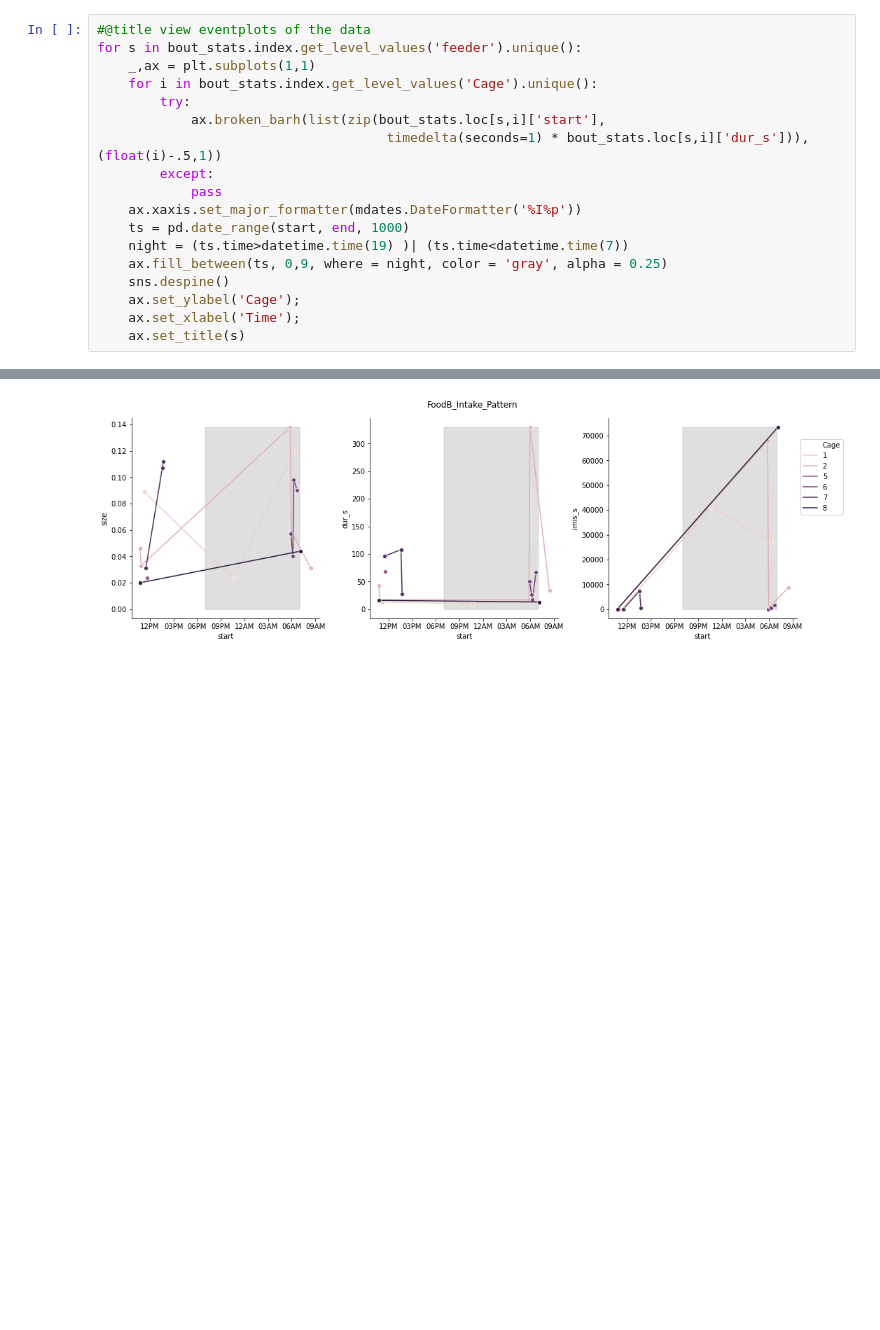
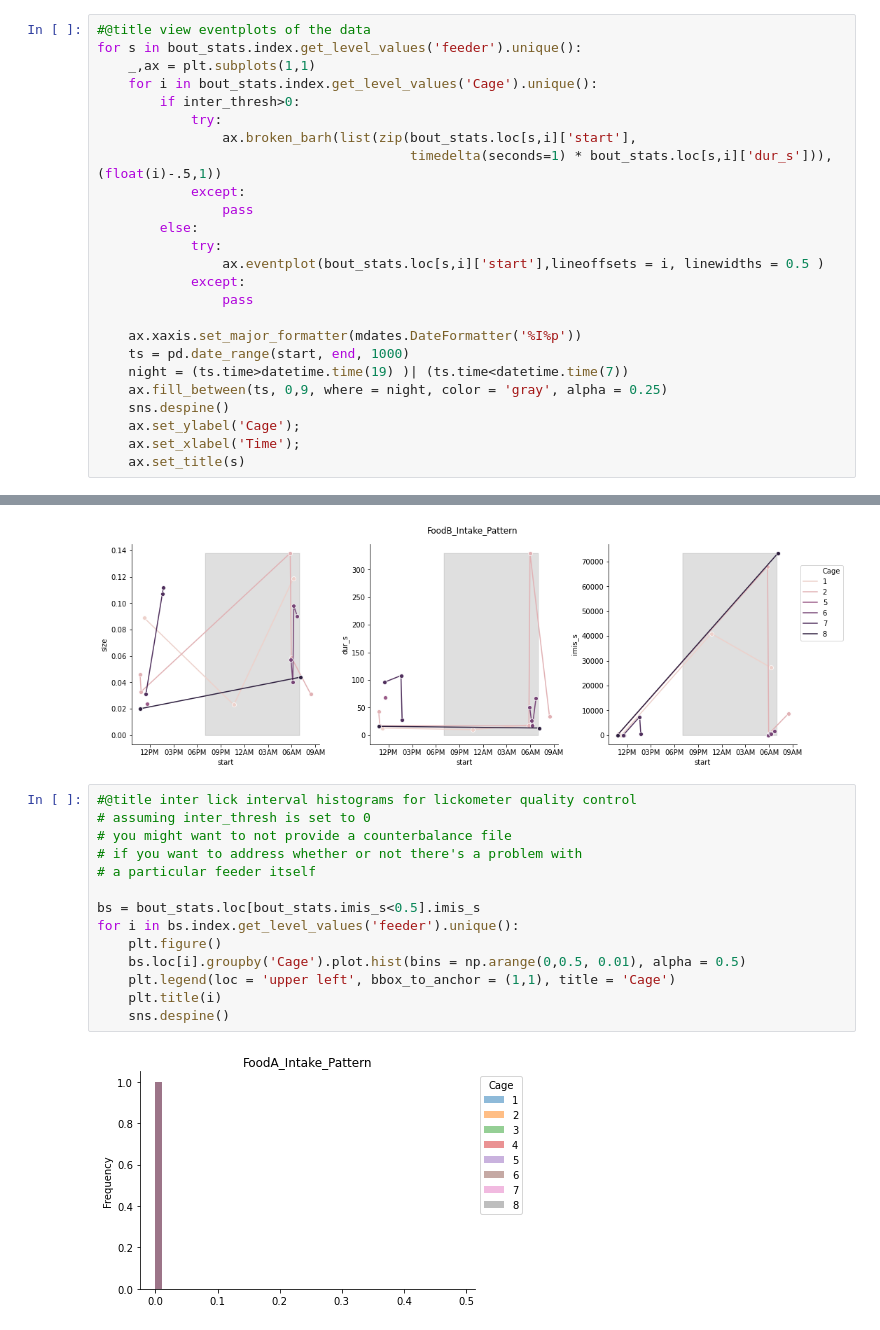
Before and after one commit to nathanielnyema/meal-patterns, a Jupyter notebook: meal_patterns.ipynb, the cells around one changed output, grey strips where cells are left out. Saved outputs shown, nothing was run; the diff lists cells and outputs as text; blank space fills up the shorter version.

Commit message:
add lickometer quality control to notebook

```diff
--- a/meal_patterns.ipynb
+++ b/meal_patterns.ipynb
@@ -102,11 +102,18 @@ binned_stats.fillna(0).unstack(['feeder','Cage'])['meal_n'].round(3).sort_index(
 for s in bout_stats.index.get_level_values('feeder').unique():
     _,ax = plt.subplots(1,1)
     for i in bout_stats.index.get_level_values('Cage').unique():
-        try:
-            ax.broken_barh(list(zip(bout_stats.loc[s,i]['start'],
-                                     timedelta(seconds=1) * bout_stats.loc[s,i]['dur_s'])), (float(i)-.5,1))
-        except:
-            pass
+        if inter_thresh>0:
+            try:
+                ax.broken_barh(list(zip(bout_stats.loc[s,i]['start'],
+                                        timedelta(seconds=1) * bout_stats.loc[s,i]['dur_s'])), (float(i)-.5,1))
+            except:
+                pass
+        else:
+            try:
+                ax.eventplot(bout_stats.loc[s,i]['start'],lineoffsets = i, linewidths = 0.5 )
+            except:
+                pass
+
     ax.xaxis.set_major_formatter(mdates.DateFormatter('%I%p'))
     ts = pd.date_range(start, end, 1000)
     night = (ts.time>datetime.time(19) )| (ts.time<datetime.time(7))
@@ -186,3 +193,19 @@ for s in bout_stats.index.get_level_values('feeder').unique():
 # %% [output]
 [figure]
 [figure]
+# %%
+#@title inter lick interval histograms for lickometer quality control
+# assuming inter_thresh is set to 0
+# you might want to not provide a counterbalance file
+# if you want to address whether or not there's a problem with
+# a particular feeder itself
+
+bs = bout_stats.loc[bout_stats.imis_s<0.5].imis_s
+for i in bs.index.get_level_values('feeder').unique():
+    plt.figure()
+    bs.loc[i].groupby('Cage').plot.hist(bins = np.arange(0,0.5, 0.01), alpha = 0.5)
+    plt.legend(loc = 'upper left', bbox_to_anchor = (1,1), title = 'Cage')
+    plt.title(i)
+    sns.despine()
+# %% [output]
+[figure, added]
```
Also changed, not shown: parts of 2 cells of this notebook.
